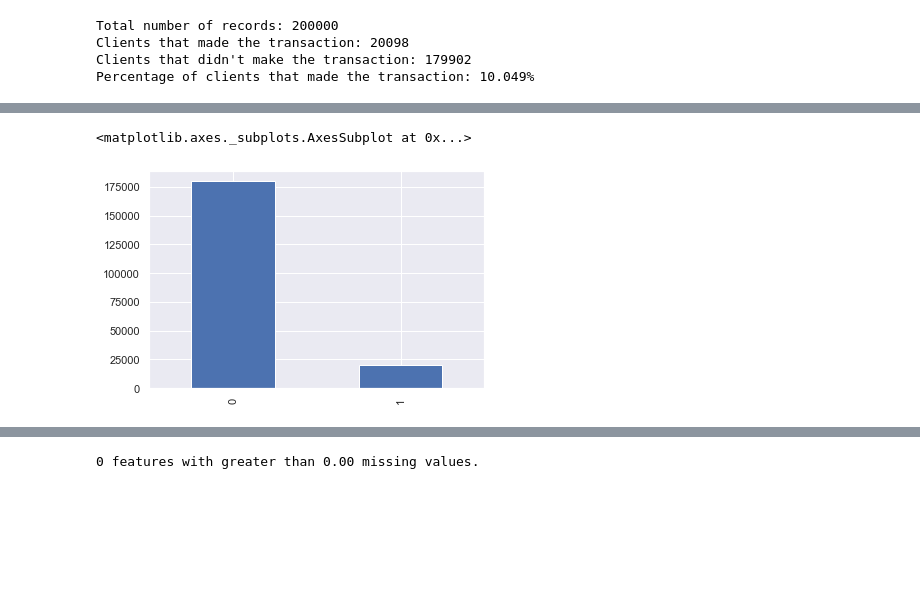
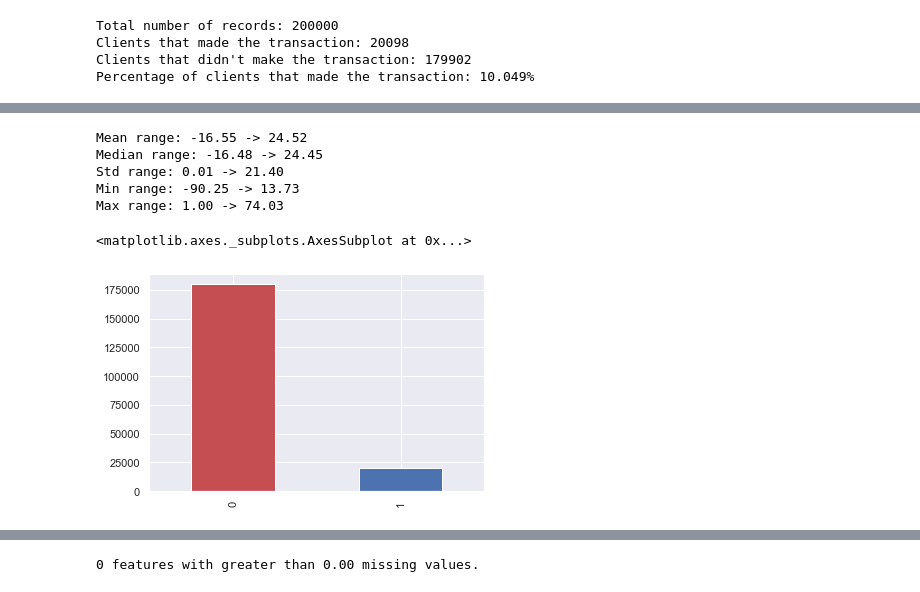
Before and after one commit to ederson-souza/Udacity-Capstone-Project, a Jupyter notebook: Capstone Project.ipynb, the cells around one changed output, grey strips where cells are left out. Drawn from its saved outputs; the diff is of its cells as text; code cells hidden in the pictures; blank space fills up the shorter version.

Commit message:
Add:  Feature Distributions Plots. Written until Algorithms Techniques

```diff
--- a/Capstone Project.ipynb
+++ b/Capstone Project.ipynb
@@ -25,5 +26,6 @@ def done():
     duration = 400
     return winsound.Beep(frequency, duration)
 # %%
-train = pd.read_csv("train.csv")
-test = pd.read_csv("test.csv")
+%%time
+train = pd.read_csv("data/train.csv")
+test = pd.read_csv("data/test.csv")
@@ -75,0 +96,12 @@ Percentage of clients that made the transaction: 10.049%
+# %%
+print("Mean range: {:.2f} -> {:.2f}".format(basic_stats.T['mean'].min(), basic_stats.T['mean'].max()))
+print("Median range: {:.2f} -> {:.2f}".format(basic_stats.T['50%'].min(), basic_stats.T['50%'].max()))
+print("Std range: {:.2f} -> {:.2f}".format(basic_stats.T['std'].min(), basic_stats.T['std'].max()))
+print("Min range: {:.2f} -> {:.2f}".format(basic_stats.T['min'].min(), basic_stats.T['min'].max()))
+print("Max range: {:.2f} -> {:.2f}".format(basic_stats.T['max'].min(), basic_stats.T['max'].max()))
+# %% [output]
+Mean range: -16.55 -> 24.52
+Median range: -16.48 -> 24.45
+Std range: 0.01 -> 21.40
+Min range: -90.25 -> 13.73
+Max range: 1.00 -> 74.03
@@ -76,6 +112,6 @@ Percentage of clients that made the transaction: 10.049%
 # %%
 #Plot of distribution of 0 and 1 in the target
-train.target.value_counts().plot.bar()
+train.target.value_counts().plot(kind='bar', color=['r','b'])
 # %% [output]
 <matplotlib.axes._subplots.AxesSubplot at 0x...>
-[figure, old version]
+[figure, new version]
```
Also changed, not shown: parts of 17 cells of this notebook, 1 other file.
